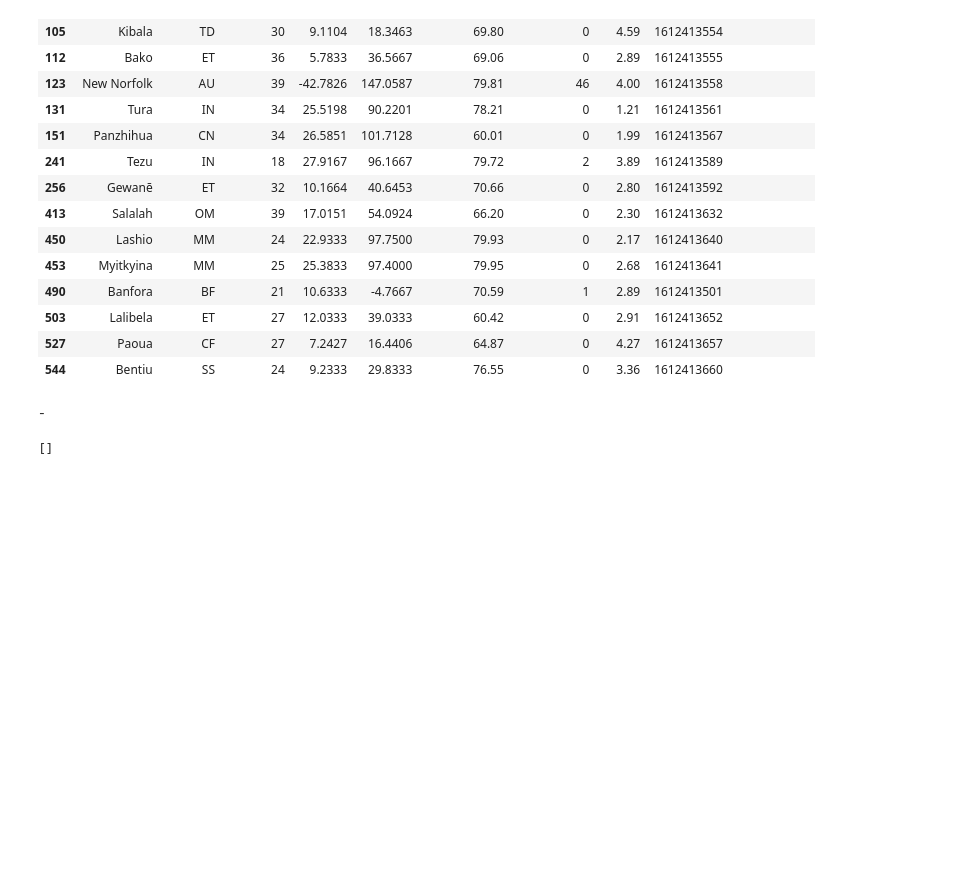
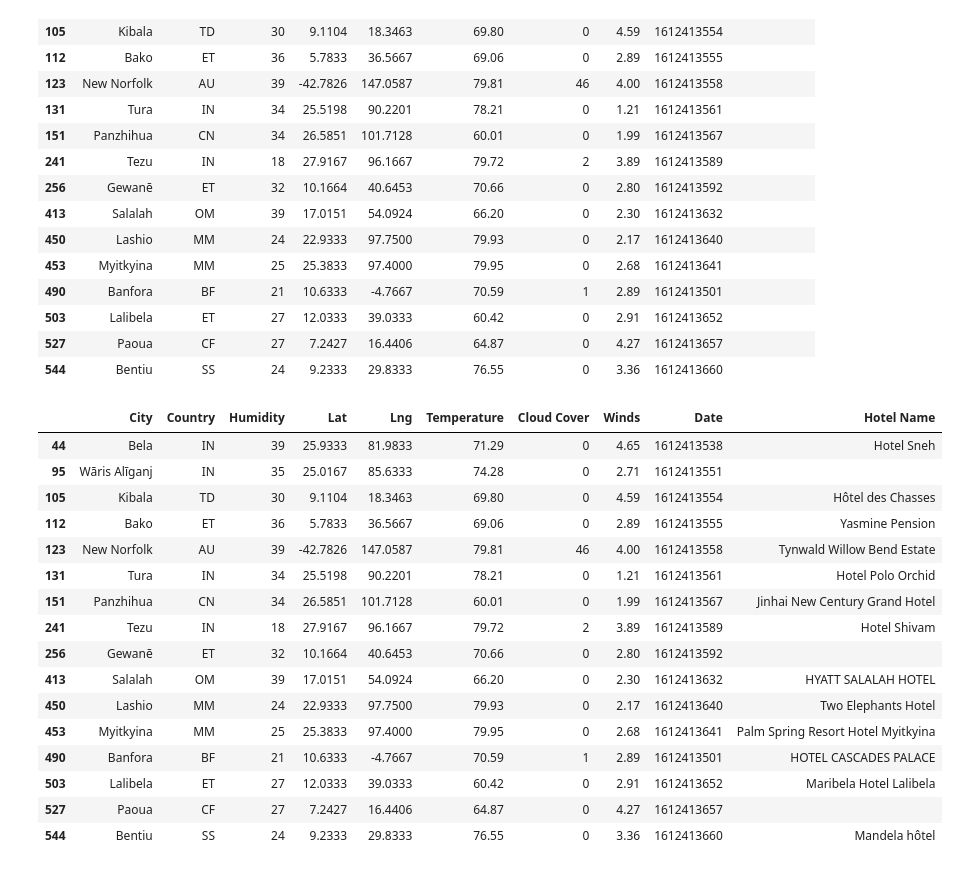
Before and after one commit to ethomps33/Python_APIs_Challenge, a Jupyter notebook: starter_code/Vacation/VacationPy.ipynb, the cells around one changed output. Drawn from its saved outputs; the diff is of its cells as text; code cells hidden in the pictures; blank space fills up the shorter version.

Commit message:
Loop is working and hotel markers added to heat map

```diff
--- a/starter_code/Vacation/VacationPy.ipynb
+++ b/starter_code/Vacation/VacationPy.ipynb
@@ -134,43 +132,52 @@ hotel_df
 # %%
 base_url = "https://maps.googleapis.com/maps/api/place/nearbysearch/json"
 
 target_search = "hotel"
 target_radius = 5000
 target_type = "lodging"
-name = []
-lat = row['Lat']
-lng = row['Lng']
-location = (lat,lng)
+
 
 params = {
     "keyword": target_search,
     "radius": target_radius,
     "type": target_type,
     "key": g_key}
 
-#for index, row in hotel_df.iterrows():
+for index, row in hotel_df.iterrows():
 
 
+    lat = row['Lat']
+    lng = row['Lng']
+    location = f'{lat},{lng}'
+    params['location'] = location
+    response = requests.get(base_url, params=params).json()
+    hotel_data = response
+    results = hotel_data['results']
+    try:
 
+        hotel_df.loc[index, 'Hotel Name'] =(results[0]['name'])
 
-
-params['location'] = location
-
-
-response = requests.get(base_url, params=params).json()
-hotel_data = response
-results = hotel_data['results']
-
-try:
-
-    name.append(results[0]['name'])
-
-except (KeyError, IndexError):
-    print('-')
-results
+    except (KeyError, IndexError):
+        continue
+hotel_df
 # %% [output]
--
-[]
+|  | City | Country | Humidity | Lat | Lng | Temperature | Cloud Cover | Winds | Date | Hotel Name |
+| 44 | Bela | IN | 39 | 25.9333 | 81.9833 | 71.29 | 0 | 4.65 | 1612413538 | Hotel Sneh |
+| 95 | Wāris Alīganj | IN | 35 | 25.0167 | 85.6333 | 74.28 | 0 | 2.71 | 1612413551 |  |
+| 105 | Kibala | TD | 30 | 9.1104 | 18.3463 | 69.80 | 0 | 4.59 | 1612413554 | Hôtel des Chasses |
+| 112 | Bako | ET | 36 | 5.7833 | 36.5667 | 69.06 | 0 | 2.89 | 1612413555 | Yasmine Pension |
+| 123 | New Norfolk | AU | 39 | -42.7826 | 147.0587 | 79.81 | 46 | 4.00 | 1612413558 | Tynwald Willow Bend Estate |
+| 131 | Tura | IN | 34 | 25.5198 | 90.2201 | 78.21 | 0 | 1.21 | 1612413561 | Hotel Polo Orchid |
+| 151 | Panzhihua | CN | 34 | 26.5851 | 101.7128 | 60.01 | 0 | 1.99 | 1612413567 | Jinhai New Century Grand Hotel |
+| 241 | Tezu | IN | 18 | 27.9167 | 96.1667 | 79.72 | 2 | 3.89 | 1612413589 | Hotel Shivam |
+| 256 | Gewanē | ET | 32 | 10.1664 | 40.6453 | 70.66 | 0 | 2.80 | 1612413592 |  |
+| 413 | Salalah | OM | 39 | 17.0151 | 54.0924 | 66.20 | 0 | 2.30 | 1612413632 | HYATT SALALAH HOTEL |
+| 450 | Lashio | MM | 24 | 22.9333 | 97.7500 | 79.93 | 0 | 2.17 | 1612413640 | Two Elephants Hotel |
+| 453 | Myitkyina | MM | 25 | 25.3833 | 97.4000 | 79.95 | 0 | 2.68 | 1612413641 | Palm Spring Resort Hotel Myitkyina |
+| 490 | Banfora | BF | 21 | 10.6333 | -4.7667 | 70.59 | 1 | 2.89 | 1612413501 | HOTEL CASCADES PALACE |
+| 503 | Lalibela | ET | 27 | 12.0333 | 39.0333 | 60.42 | 0 | 2.91 | 1612413652 | Maribela Hotel Lalibela |
+| 527 | Paoua | CF | 27 | 7.2427 | 16.4406 | 64.87 | 0 | 4.27 | 1612413657 |  |
+| 544 | Bentiu | SS | 24 | 9.2333 | 29.8333 | 76.55 | 0 | 3.36 | 1612413660 | Mandela hôtel |
 # %%
 # NOTE: Do not change any of the code in this cell
 
```
Also changed, not shown: parts of 3 cells of this notebook.
